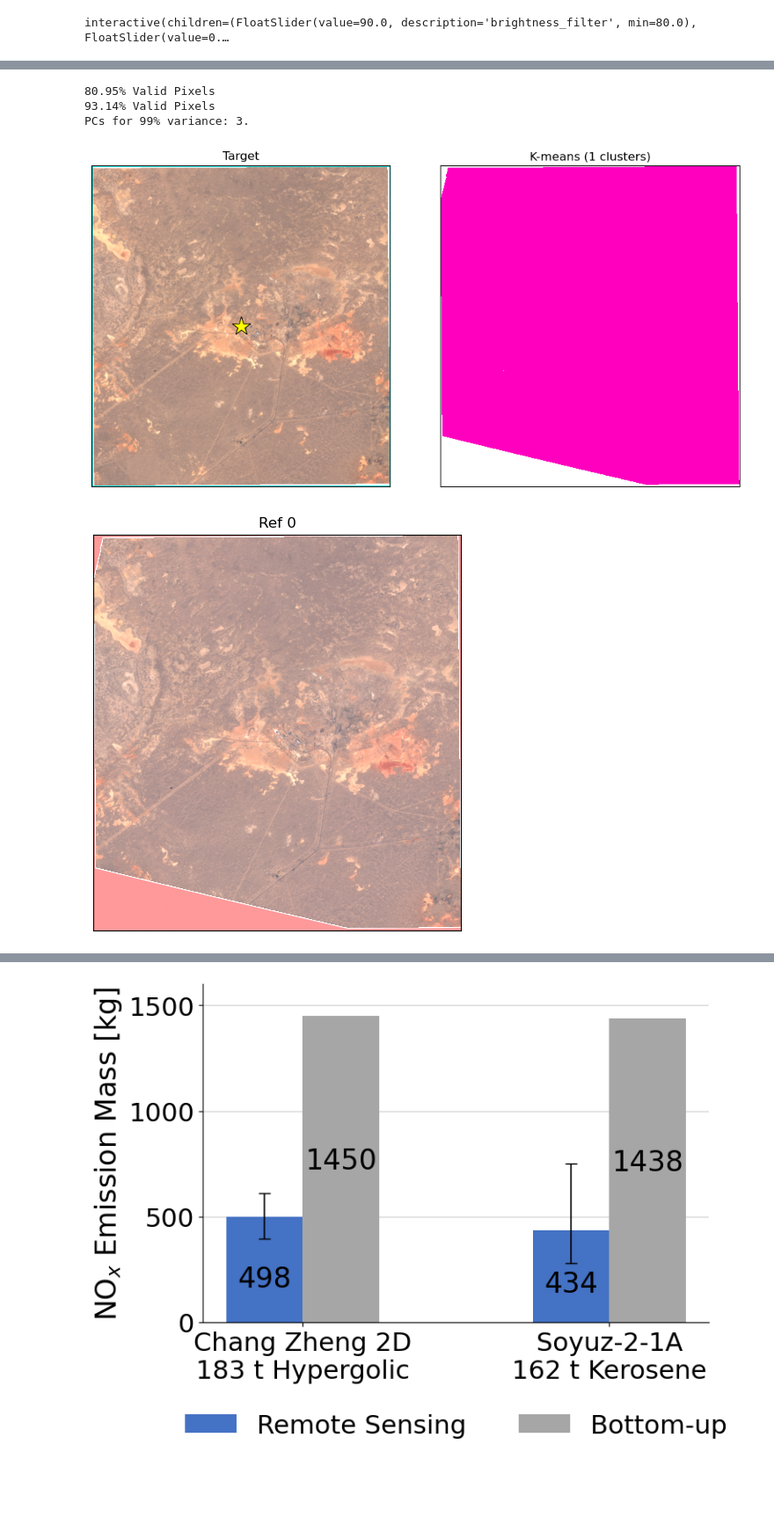
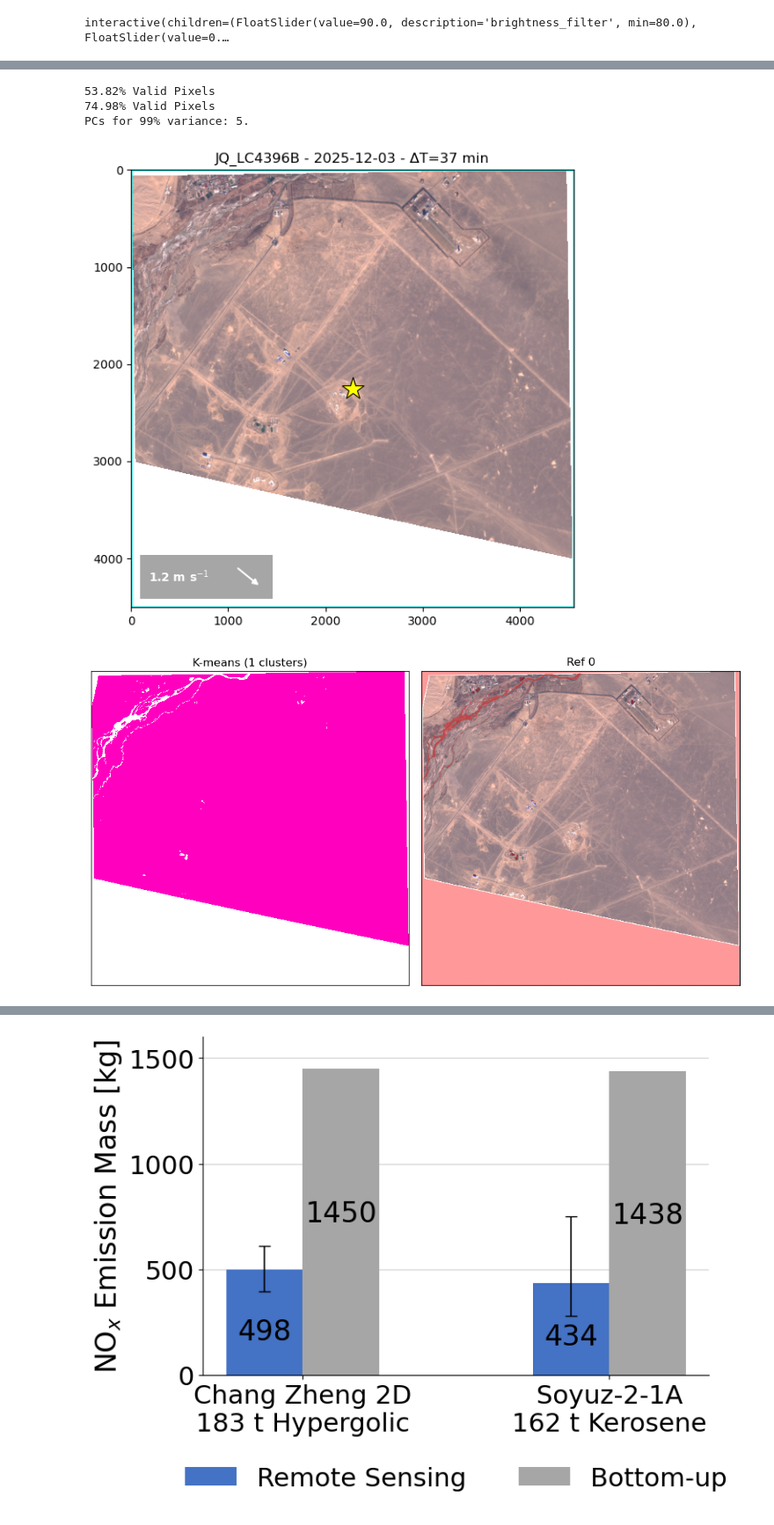
Before and after one commit to cbarker211/Level_1_Retrievals, a Jupyter notebook: no2_retrieval.ipynb, the cells around one changed output, grey strips where cells are left out. Shown at 88% size. Cells and saved outputs as stored; diff of their text form; code cells hidden in the pictures; blank space fills up the shorter version.

Commit message:
Improved plotting and bug fixes.

```diff
--- a/no2_retrieval.ipynb
+++ b/no2_retrieval.ipynb
@@ -34,7 +21,7 @@ from sentinelhub.geometry import BBox
 # %%
 # Load data
 platform = "sd"
-site_name = "GIK-5_LC31"
+site_name = "JQ_LC4396B"
 launch_ind = 0
 # %%
 ######################################################
@@ -115,6 +95,6 @@ Warning: plume may have travelled outside of the satellite scene (estimated dist
 # %%
 # Calculate the AMF.
-sw_path = "/home/ucfacb0/ARIA/aria_data_analysis/data/AMFs_lookup_no2_440nm.he5"
+sw_path = "/home/ucfacb0/ARIA/Level_1_Retrievals/data/AMFs_lookup_no2_440nm.he5"
 with h5py.File(sw_path, "r") as f:
     dI0       = np.array(f["Scattering Weights/dI0"][:])      # type: ignore
     dI1       = np.array(f["Scattering Weights/dI1"][:])      # type: ignore
@@ -139,7 +119,7 @@ else:
 band_mask = np.array([label.startswith(band) for label in o3_labels])
 
 # Determine the albedo for the target site.
-with h5py.File("/home/ucfacb0/ARIA/aria_data_analysis/data/OMI-Aura_L3-OMLER_2005m01-2009m12_v003-2010m0503t063707.he5", "r") as f:
+with h5py.File("/home/ucfacb0/ARIA/Level_1_Retrievals/data/OMI-Aura_L3-OMLER_2005m01-2009m12_v003-2010m0503t063707.he5", "r") as f:
     base = "HDFEOS/GRIDS/EarthSurfaceReflectanceClimatology/Data Fields"
     wavelength   = np.array(f[f"{base}/Wavelength"][:]) # type: ignore
     ler          = np.array(f[f"{base}/MonthlySurfaceReflectance"][:]) # type: ignore
@@ -419,0 +163,13 @@ def compute_cloudmask(ind_ref, platform):
+# %%
+layer_data = np.loadtxt("/home/ucfacb0/Emission_Inventory/Emissions_API/input_files/geoschem_vertical_grid_72.csv",delimiter=",")
+levs = layer_data[::-1,1]
+thickness = layer_data[::-1, 2] - layer_data[::-1, 0]
+ds_falcon_profile = xr.open_dataset("/home/ucfacb0/ARIA/plume_regridding/launch_emis_0.01x0.01_3x3_72L_20230218.nc4")
+nox_emis = ds_falcon_profile["launch_nox_thermal"]+ds_falcon_profile["launch_nox_fuel"]
+nox_emis = nox_emis.isel(time=3,lat=1,lon=1)
+fig, ax = plt.subplots()
+ax.plot(nox_emis/thickness,levs)
+#ax.set_xlim(0,5e-8)
+ax.set_ylim(0,100)
+ax.set_xlabel(f"NO$_x$ Emissions [{ds_falcon_profile["launch_nox_thermal"].units}/km]")
+ax.set_ylabel(f"Altitude [km]")
@@ -716,46 +450,45 @@ n_clusters = 1
 cloud_mask = False
 # %%
 # Calculate the valid, crop, and water masks across all refs and target
-valid_mask, water_mask = compute_validland_mask(crop, filters)
+valid_mask, water_mask = compute_validland_mask(data_tar, data_ref, target_band, crop, filters, platform)
 
 # For SuperDove, quota limits mean we just use the references either side.
 if platform == "sd":
-    ind_ref = [1]
+    ind_ref = [0]
 
 # For Landsat and Sentinel, find refs with the most similar RMSE (over all valid land pixels)
 else:
-    ind_ref = find_refs(valid_mask&~water_mask, number_refs=number_refs)
-
-target = data_tar[target_band].values                    #         (H, W) - target scene
-refs   = data_ref[target_band].isel(time=ind_ref).values # (N_refs, H, W) - reference scenes
+    ind_ref = find_refs(valid_mask&~water_mask, data_tar, data_ref, time_ref, number_refs=number_refs)
 
 # Now recreate the mask over the target and refs only
-valid_mask, water_mask = compute_validland_mask(crop, filters, ind_ref)
+valid_mask, water_mask = compute_validland_mask(data_tar, data_ref, target_band, crop, filters, platform, ind_ref)
 
 # Calculate the cloud mask (for the targets and chosen refs only, as this takes a while)
+# TODO: Fix cloud mask for landsat.
 if cloud_mask:
-    cloud_mask = compute_cloudmask(ind_ref, platform) # use omnicloudmask
-    if platform == "sn":
+    cloud_mask = compute_cloudmask(ind_ref, platform, data_tar, time_tar, time_ref, site_name, config, center_lat, center_lon) # use omnicloudmask
+    if platform == "sn" and cloud_mask is not None:
         shape = np.shape(valid_mask)
         frac = downscale_local_mean(cloud_mask.astype(float), (6, 6))
         cloud_frac  = frac[:shape[0], :shape[1]]
         cloud_mask = cloud_frac > 0
         valid_mask = valid_mask & (~cloud_mask)
-    elif platform == "ls":
+    elif platform == "ls" and cloud_mask is not None:
         valid_mask = valid_mask & ~cloud_mask
 
 # Split the target into clusters over all valid, non-water, non-cloud pixels.
-mf_clusters = compute_clusters(data_tar, valid_mask&~water_mask, n_clusters)
+# TODO: Fix cluster band names.
+mf_clusters = compute_clusters(data_tar, valid_mask&~water_mask, n_clusters, platform, target_band)
 
 # Plot.
-initial_plots(~valid_mask&water_mask, mf_clusters, n_clusters, crop)
-plot_refs(ind_ref, valid_mask, water_mask)
+initial_plots(~valid_mask|water_mask, crop)
+plot_refs(ind_ref, valid_mask, water_mask, mf_clusters, n_clusters)
 # %% [output]
-80.95% Valid Pixels
-93.14% Valid Pixels
-PCs for 99% variance: 3.
+53.82% Valid Pixels
+74.98% Valid Pixels
+PCs for 99% variance: 5.
-[figure, old version]
+[figure, new version]
-[figure, old version]
+[figure, new version]
 # %%
 def build_clustered_ref(refs, target, background_mask, mf_clusters, n_clusters,
                         min_pixels=50, fallback_w=None):
```
Also changed, not shown: parts of 13 cells of this notebook, 7 other files.
